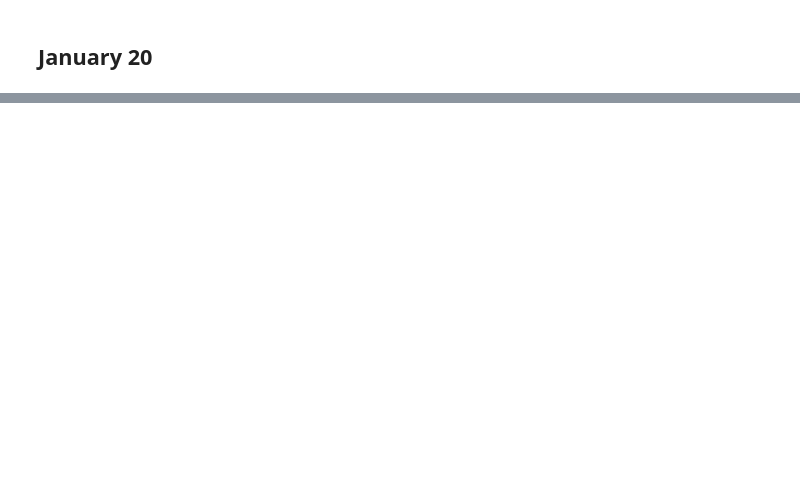
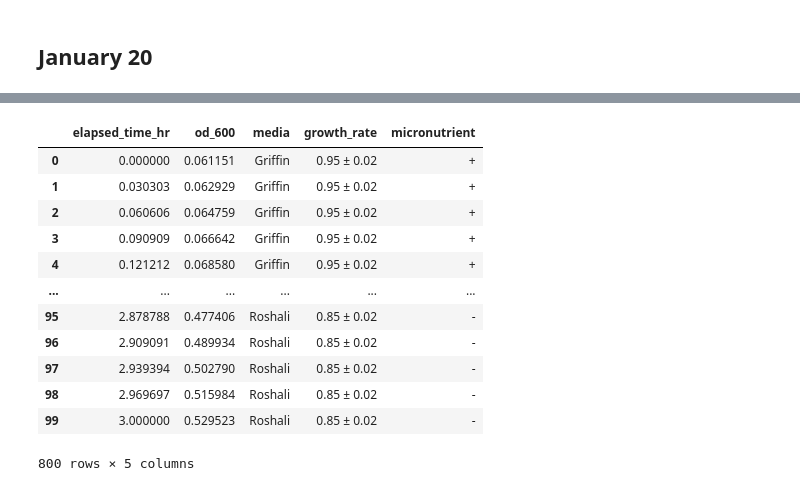
Before and after one commit to gchure/growth_curve_troubleshooting, a Jupyter notebook: code/exploratory/bayesian_parameter_estimation_lambda.ipynb, the cells around one changed output, grey strips where cells are left out. Drawn from its saved outputs; the diff is of its cells as text; code cells hidden in the pictures; blank space fills up the shorter version.

```diff
--- a/code/exploratory/bayesian_parameter_estimation_lambda.ipynb
+++ b/code/exploratory/bayesian_parameter_estimation_lambda.ipynb
@@ -321,0 +696,16 @@ Strain GE047: λ = 0.49 ± 0.01 hr^-1
+# %%
+fit_df
+# %% [output]
+|  | elapsed_time_hr | od_600 | media | growth_rate | micronutrient |
+| 0 | 0.000000 | 0.061151 | Griffin | 0.95 ± 0.02 | + |
+| 1 | 0.030303 | 0.062929 | Griffin | 0.95 ± 0.02 | + |
+| 2 | 0.060606 | 0.064759 | Griffin | 0.95 ± 0.02 | + |
+| 3 | 0.090909 | 0.066642 | Griffin | 0.95 ± 0.02 | + |
+| 4 | 0.121212 | 0.068580 | Griffin | 0.95 ± 0.02 | + |
+| ... | ... | ... | ... | ... | ... |
+| 95 | 2.878788 | 0.477406 | Roshali | 0.85 ± 0.02 | - |
+| 96 | 2.909091 | 0.489934 | Roshali | 0.85 ± 0.02 | - |
+| 97 | 2.939394 | 0.502790 | Roshali | 0.85 ± 0.02 | - |
+| 98 | 2.969697 | 0.515984 | Roshali | 0.85 ± 0.02 | - |
+| 99 | 3.000000 | 0.529523 | Roshali | 0.85 ± 0.02 | - |
+800 rows × 5 columns
```
Also changed, not shown: parts of 14 cells of this notebook, 26 other files.
